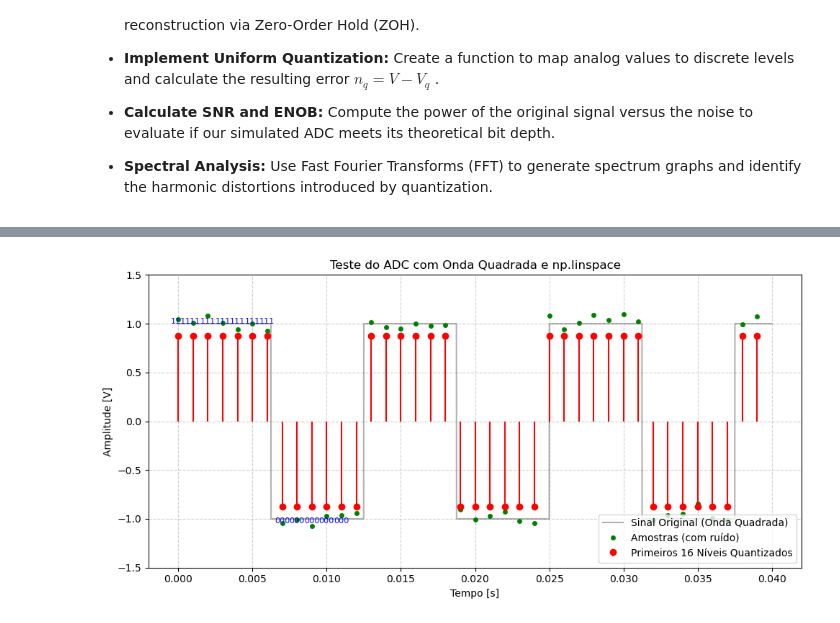
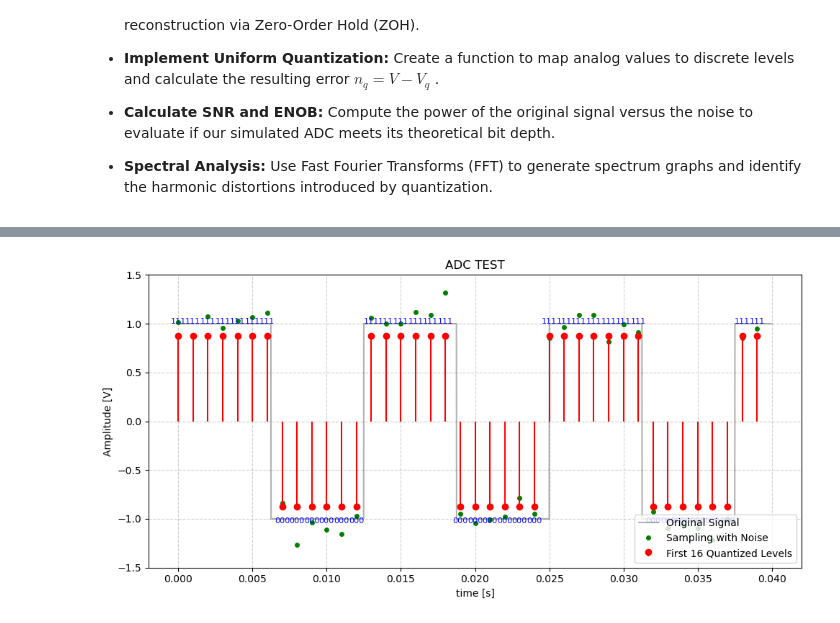
Before and after one commit to elmerfariass/DSPcap, a Jupyter notebook: ADC&DAC.ipynb, the cells around one changed output, grey strips where cells are left out. Saved outputs shown, nothing was run; the diff lists cells and outputs as text; code cells hidden in the pictures.

Commit message:
ADC without ENOB

```diff
--- a/ADC&DAC.ipynb
+++ b/ADC&DAC.ipynb
@@ -218,47 +197,77 @@ fs_sample_test = 1000 # 1 kHz sampling rate
 bits_test = 3         # 3-bit resolution
 v_min_test = -1.0
 v_max_test = 1.0
+num_execucoes = 10
+snr_resultados = []
+enob_resultados = []
+
+print(f"Mean results over {num_execucoes} executions with noise:")
+
+for i in range(num_execucoes):
+    # Executa a simulação
+    _, _, _, _, _, snr_run, enob_run = adc_simulation(
+        x_analog=x_analog_test,
+        fs_analog=fs_analog_test,
+        fs_sample=fs_sample_test,
+        bits=bits_test,
+        v_min=v_min_test,
+        v_max=v_max_test,
+        noise_std=0.05 # O ruído aleatório faz cada execução ser única
+    )
+
+    # Guarda os resultados desta rodada
+    snr_resultados.append(snr_run)
+    enob_resultados.append(enob_run)
+
+# Calcula as médias finais
+media_snr = np.mean(snr_resultados)
+media_enob = np.mean(enob_resultados)
+
+# Imprime o resultado formatado
+print("-" * 35)
+print(f"ADC Resolution ({bits_test} bits) - Mean of {num_execucoes} runs")
+print(f"SNR Real: {media_snr:.2f} dB")
+print(f"ENOB Calculate: {media_enob:.2f} bits")
+print("-" * 35)
 
 # Run simulation
-t_samp, x_samp, x_quant, noise, bits_out = adc_simulation(
+t_samp, x_samp, x_quant, noise, bits_out, snr_db, enob = adc_simulation(
     x_analog=x_analog_test,
     fs_analog=fs_analog_test,
     fs_sample=fs_sample_test,
     bits=bits_test,
     v_min=v_min_test,
     v_max=v_max_test,
-    noise_std=0.05 # Adding a bit more noise to see the effect on the flat tops
+    noise_std=0.09 # Adding a bit more noise to see the effect on the flat tops
 )
 
 # Plot to verify
 fig, ax = plt.subplots(figsize=(10, 5))
-ax.plot(t_temp, x_analog_test, 'k-', alpha=0.3, label='Sinal Original (Onda Quadrada)')
+ax.plot(t_temp, x_analog_test, 'k-', alpha=0.3, label='Original Signal')
 #ax.step(t_samp, x_quant, where='post', color='r', label='Saída ADC (Quantizada)')
-ax.plot(t_samp, x_samp, 'go', markersize=4, label='Amostras (com ruído)')
-ax.stem(t_samp, x_quant, linefmt='r-', markerfmt='ro', basefmt=' ', label='Primeiros 16 Níveis Quantizados')
+ax.plot(t_samp, x_samp, 'go', markersize=4, label='Sampling with Noise')
+ax.stem(t_samp, x_quant, linefmt='r-', markerfmt='ro', basefmt=' ', label='First 16 Quantized Levels')
 
 # Add text annotations for the first few binary codes
-for i in range(12):
+for i in range(40):
     # Adjusting text position slightly based on the signal value
     y_offset = 0.15 if x_quant[i] > 0 else -0.15
     ax.text(t_samp[i], x_quant[i] + y_offset, bits_out[i], fontsize=8, color='blue', ha='center', va='center')
 
-ax.set_title('Teste do ADC com Onda Quadrada e np.linspace')
-ax.set_xlabel('Tempo [s]')
+ax.set_title('ADC TEST')
+ax.set_xlabel('time [s]')
 ax.set_ylabel('Amplitude [V]')
 ax.legend(loc='lower right')
 ax.grid(True, linestyle='--', alpha=0.6)
 ax.set_ylim(-1.5, 1.5)
 plt.tight_layout()
-plt.savefig('adc_square_linspace_test.png')
-
 # Print tabular results
 df_test = pd.DataFrame({
-    'Tempo [s]': t_samp[:16],
-    'Amostra Real [V]': x_samp[:16],
-    'Quantizado [V]': x_quant[:16],
-    'Ruído (n_q) [V]': noise[:16],
-    'Código Binário': bits_out[:16]
+    'Time [s]': t_samp[:16],
+    'Real Sample [V]': x_samp[:16],
+    'Quantized [V]': x_quant[:16],
+    'Quantization Noise [V]': noise[:16],
+    'Binary Code': bits_out[:16]
 })
 print(df_test.to_markdown(index=False))
 # %% [output]
@@ -283 +291 @@ print(df_test.to_markdown(index=False))
-[figure, old version]
+[figure, new version]
```
Also changed, not shown: parts of 5 cells of this notebook, 1 other file.
